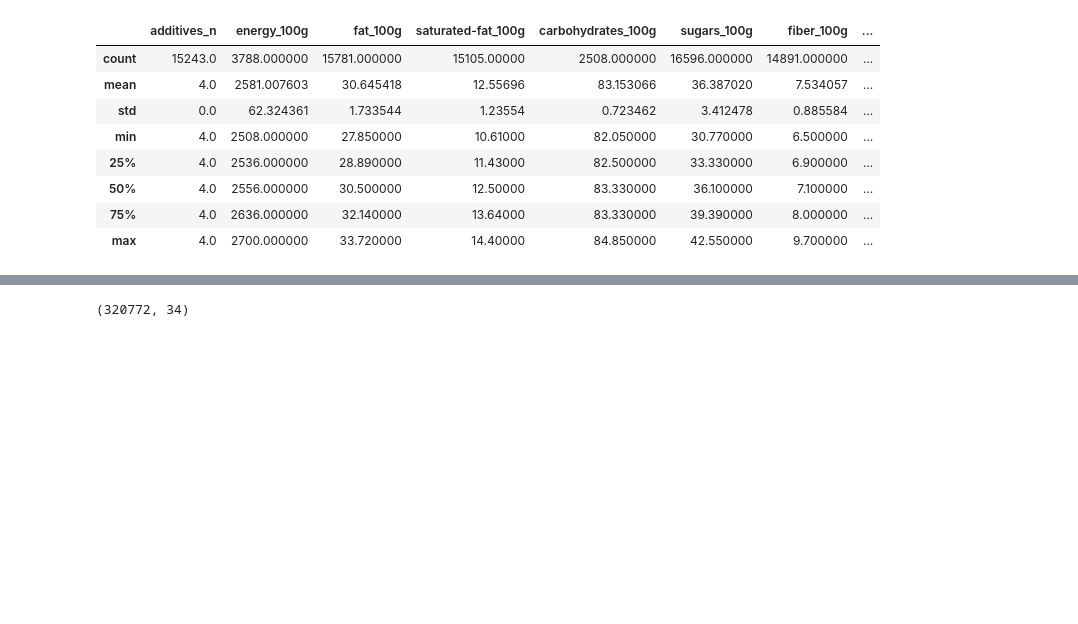
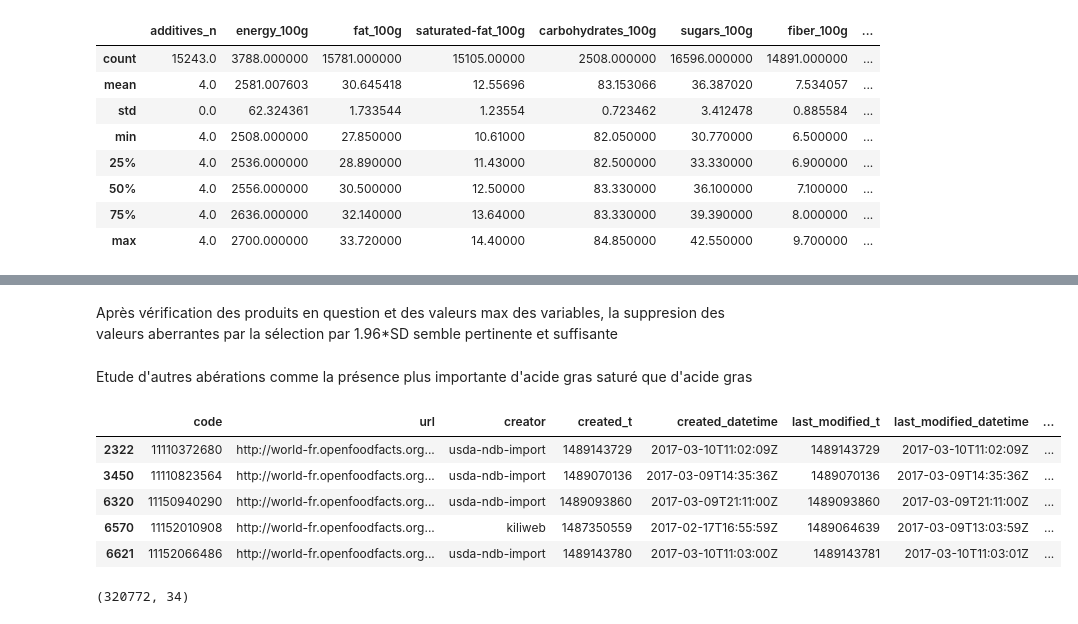
Before and after one commit to AurelienCD/Formation_OCR_Ing_Machine_Learning, a Jupyter notebook: PSanté_01_notebooknettoyage.ipynb, the cells around one changed output, grey strips where cells are left out. Saved outputs shown, nothing was run; the diff lists cells and outputs as text; code cells hidden in the pictures; blank space fills up the shorter version.

```diff
--- a/PSanté_01_notebooknettoyage.ipynb
+++ b/PSanté_01_notebooknettoyage.ipynb
@@ -242,0 +258,13 @@ df_Quant_abberrante.describe()
+# %% [markdown]
+Après vérification des produits en question et des valeurs max des variables, la suppresion des valeurs aberrantes par la sélection par 1.96*SD semble pertinente et suffisante
+# %% [markdown]
+Etude d'autres abérations comme la présence plus importante d'acide gras saturé que d'acide gras
+# %%
+df[df["fat_100g"] < df["saturated-fat_100g"]].head()
+# %% [output]
+|  | code | url | creator | created_t | created_datetime | last_modified_t | last_modified_datetime | ... |
+| 2322 | 11110372680 | http://world-fr.openfoodfacts.org... | usda-ndb-import | 1489143729 | 2017-03-10T11:02:09Z | 1489143729 | 2017-03-10T11:02:09Z | ... |
+| 3450 | 11110823564 | http://world-fr.openfoodfacts.org... | usda-ndb-import | 1489070136 | 2017-03-09T14:35:36Z | 1489070136 | 2017-03-09T14:35:36Z | ... |
+| 6320 | 11150940290 | http://world-fr.openfoodfacts.org... | usda-ndb-import | 1489093860 | 2017-03-09T21:11:00Z | 1489093860 | 2017-03-09T21:11:00Z | ... |
+| 6570 | 11152010908 | http://world-fr.openfoodfacts.org... | kiliweb | 1487350559 | 2017-02-17T16:55:59Z | 1489064639 | 2017-03-09T13:03:59Z | ... |
+| 6621 | 11152066486 | http://world-fr.openfoodfacts.org... | usda-ndb-import | 1489143780 | 2017-03-10T11:03:00Z | 1489143781 | 2017-03-10T11:03:01Z | ... |
```
Also changed, not shown: parts of 4 cells of this notebook.
